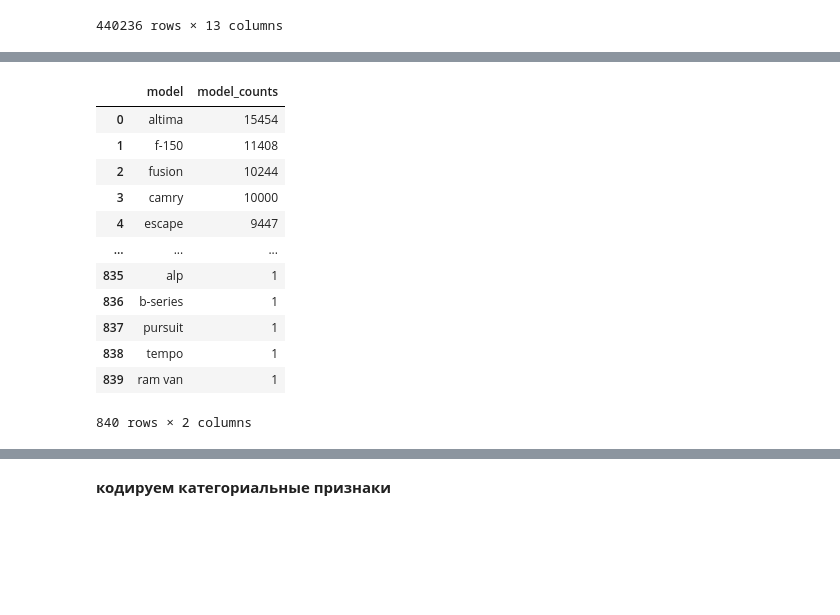
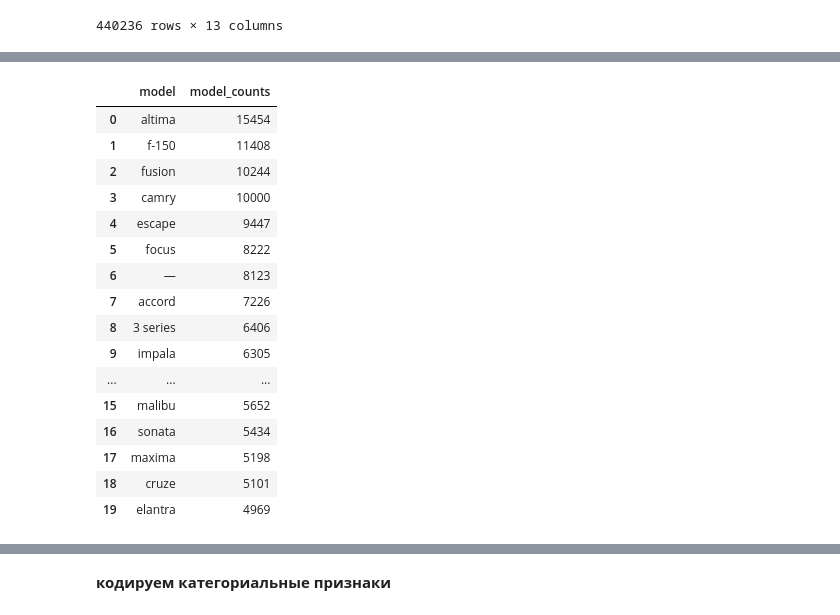
Before and after one commit to Ilona-di/kaggle_competition_vehicle_price, a Jupyter notebook: Vehicle_price_predictions.ipynb, the cells around one changed output, grey strips where cells are left out. Saved outputs shown, nothing was run; the diff lists cells and outputs as text; code cells hidden in the pictures; blank space fills up the shorter version.

```diff
--- a/Vehicle_price_predictions.ipynb
+++ b/Vehicle_price_predictions.ipynb
@@ -439,18 +443,22 @@ array(['edge', 'fusion', 'sentra', 'h2', 'mkz', 'g6', 'escape', 'elantra',
 # %%
 model_counts=pd.DataFrame(features_train['model'].value_counts()).reset_index().rename(
     columns={'index':'model','model':'model_counts'})
-model_counts
+model_counts.head(20)
 # %% [output]
 |  | model | model_counts |
 | 0 | altima | 15454 |
 | 1 | f-150 | 11408 |
 | 2 | fusion | 10244 |
 | 3 | camry | 10000 |
 | 4 | escape | 9447 |
+| 5 | focus | 8222 |
+| 6 | — | 8123 |
+| 7 | accord | 7226 |
+| 8 | 3 series | 6406 |
+| 9 | impala | 6305 |
 | ... | ... | ... |
-| 835 | alp | 1 |
-| 836 | b-series | 1 |
-| 837 | pursuit | 1 |
-| 838 | tempo | 1 |
-| 839 | ram van | 1 |
+| 15 | malibu | 5652 |
+| 16 | sonata | 5434 |
+| 17 | maxima | 5198 |
+| 18 | cruze | 5101 |
+| 19 | elantra | 4969 |
-840 rows × 2 columns
```
Also changed, not shown: parts of 105 cells of this notebook, 1 other file.
